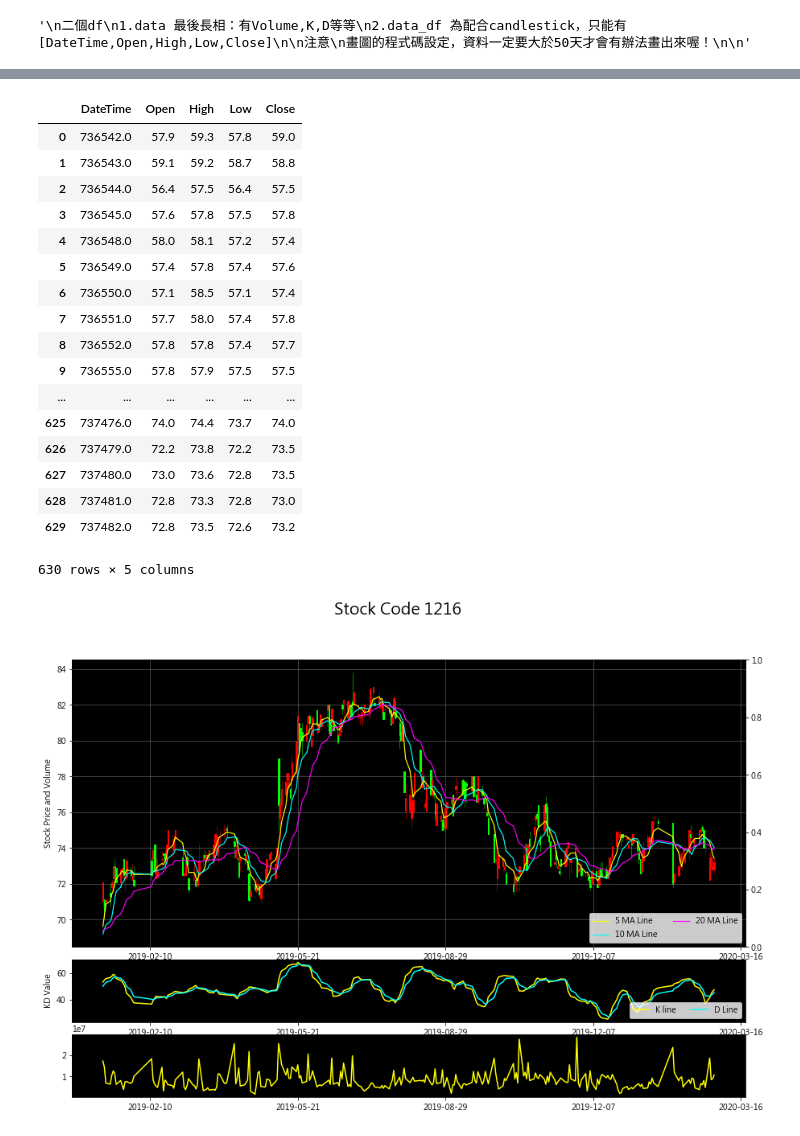
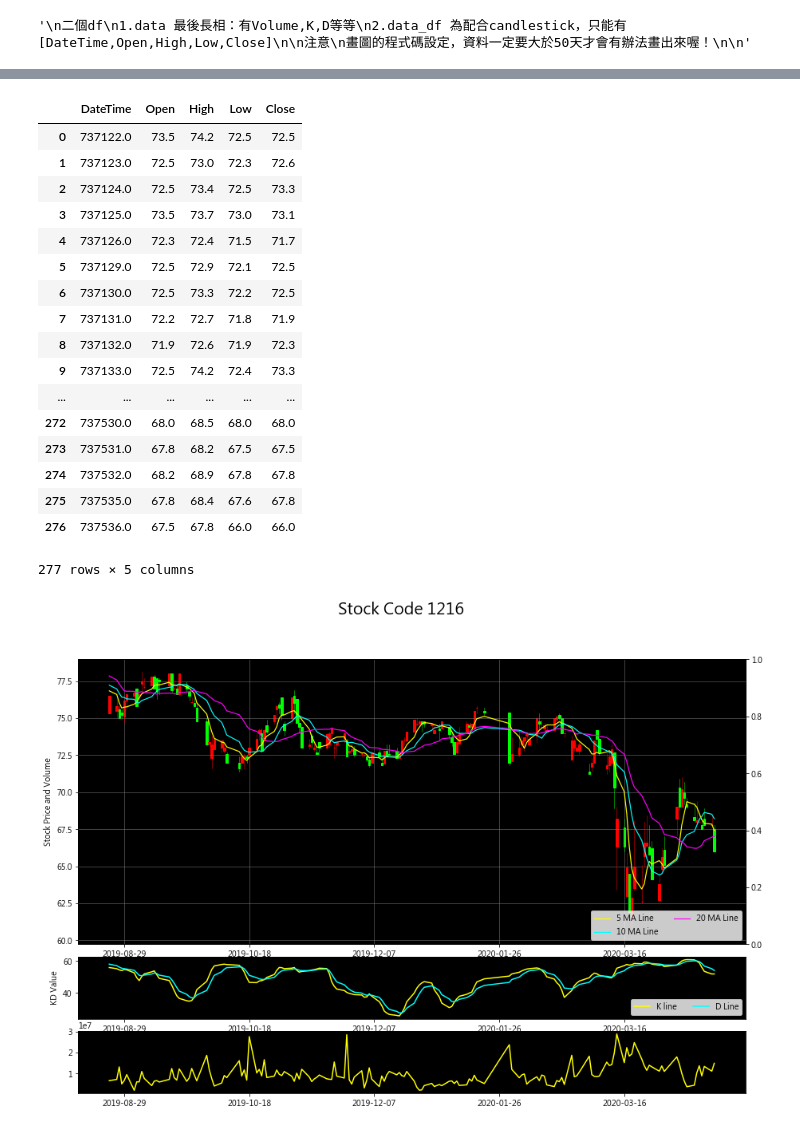
Before and after one commit to Skya-neko/TWSECrawler, a Jupyter notebook: TWSE crawler (Self-definition)-03-last edit.ipynb, the cells around one changed output, grey strips where cells are left out. Cells and saved outputs as stored; diff of their text form; code cells hidden in the pictures.

```diff
--- a/TWSE crawler (Self-definition)-03-last edit.ipynb
+++ b/TWSE crawler (Self-definition)-03-last edit.ipynb
@@ -86,10 +86,12 @@ def crawler( StockCode, yy, mm): #phase2
     table_df['Volume'].astype(int) #這個還是"str"object阿(用data['Volume'][0].dtype測的)，為什麼ax1v.fill_between就給過QQ
     return table_df
 # %%
-def BigCrawler( StockCode, yy, mm, YY, MM): #phase3，小寫前時間，大寫後時間
+def BigCrawler( StockCode, yy, mm, dd, YY, MM, DD): #phase3，小寫前時間，大寫後時間
 
     Y_list = []
     YM_list = []
+
+    yy = yy-1 #抓往前一年的資訊(也就是為了KD平滑，多抓了一年的資料)
 
     if type(yy) != int or type(YY) != int:
         print('請輸入數字！')
@@ -124,7 +126,7 @@ def BigCrawler( StockCode, yy, mm, YY, MM): #phase3，小寫前時間，大寫
     return df
 # %%
 StockCode=1216
-data = BigCrawler(StockCode, 2017, 8, 2020, 2)
+data = BigCrawler(StockCode, 2020, 3, 1, 2020, 4, 21)
 data_df = data[['Open','High','Low','Close']]
 #data.to_csv('data.csv')
 # %% [output]
@@ -313,30 +318,30 @@ data_df = PrepareData(data_df)
 data_df
 # %% [output]
 |  | DateTime | Open | High | Low | Close |
-| 0 | 736542.0 | 57.9 | 59.3 | 57.8 | 59.0 |
-| 1 | 736543.0 | 59.1 | 59.2 | 58.7 | 58.8 |
-| 2 | 736544.0 | 56.4 | 57.5 | 56.4 | 57.5 |
-| 3 | 736545.0 | 57.6 | 57.8 | 57.5 | 57.8 |
-| 4 | 736548.0 | 58.0 | 58.1 | 57.2 | 57.4 |
-| 5 | 736549.0 | 57.4 | 57.8 | 57.4 | 57.6 |
-| 6 | 736550.0 | 57.1 | 58.5 | 57.1 | 57.4 |
-| 7 | 736551.0 | 57.7 | 58.0 | 57.4 | 57.8 |
-| 8 | 736552.0 | 57.8 | 57.8 | 57.4 | 57.7 |
-| 9 | 736555.0 | 57.8 | 57.9 | 57.5 | 57.5 |
+| 0 | 737122.0 | 73.5 | 74.2 | 72.5 | 72.5 |
+| 1 | 737123.0 | 72.5 | 73.0 | 72.3 | 72.6 |
+| 2 | 737124.0 | 72.5 | 73.4 | 72.5 | 73.3 |
+| 3 | 737125.0 | 73.5 | 73.7 | 73.0 | 73.1 |
+| 4 | 737126.0 | 72.3 | 72.4 | 71.5 | 71.7 |
+| 5 | 737129.0 | 72.5 | 72.9 | 72.1 | 72.5 |
+| 6 | 737130.0 | 72.5 | 73.3 | 72.2 | 72.5 |
+| 7 | 737131.0 | 72.2 | 72.7 | 71.8 | 71.9 |
+| 8 | 737132.0 | 71.9 | 72.6 | 71.9 | 72.3 |
+| 9 | 737133.0 | 72.5 | 74.2 | 72.4 | 73.3 |
 | ... | ... | ... | ... | ... | ... |
-| 625 | 737476.0 | 74.0 | 74.4 | 73.7 | 74.0 |
-| 626 | 737479.0 | 72.2 | 73.8 | 72.2 | 73.5 |
-| 627 | 737480.0 | 73.0 | 73.6 | 72.8 | 73.5 |
-| 628 | 737481.0 | 72.8 | 73.3 | 72.8 | 73.0 |
-| 629 | 737482.0 | 72.8 | 73.5 | 72.6 | 73.2 |
+| 272 | 737530.0 | 68.0 | 68.5 | 68.0 | 68.0 |
+| 273 | 737531.0 | 67.8 | 68.2 | 67.5 | 67.5 |
+| 274 | 737532.0 | 68.2 | 68.9 | 67.8 | 67.8 |
+| 275 | 737535.0 | 67.8 | 68.4 | 67.6 | 67.8 |
+| 276 | 737536.0 | 67.5 | 67.8 | 66.0 | 66.0 |
-630 rows × 5 columns
+277 rows × 5 columns
 # %%
 Ma_5 = moving_average(data_df,5)
 Ma_10 = moving_average(data_df,10)
 Ma_20 = moving_average(data_df,20)
 Ma_60 = moving_average(data_df,60)
 Ma_120 = moving_average(data_df,120)
-Ma_Len = len(data_df['DateTime'])-(360-1) #配合Ma_120，也因為此行的關係資料一定要大於120畫圖才會正確
+Ma_Len = len(data_df['DateTime'])-(120-1) #配合Ma_120，也因為此行的關係資料一定要大於120畫圖才會正確
 fig = plt.figure(facecolor='white',figsize=(15,10))
 ax1 = plt.subplot2grid((6,4), (0,0),rowspan=4, colspan=4, facecolor='k')
 candlestick_ohlc(ax1, data_df.values[-Ma_Len:],width=0.8,colorup='red',colordown='lime')
@@ -351,31 +356,31 @@ ax1.grid(True, color='grey',linewidth=0.5) #把圖切成格子狀
 ax1.xaxis.set_major_formatter(mdates.DateFormatter('%Y-%m-%d')) #顯示出x軸的日期
 ax1.yaxis.label.set_color("black") #設置y軸標籤顏色
 plt.ylabel('Stock Price and Volume') #設置y軸標籤名字
 plt.suptitle('Stock Code %d'%StockCode,color='black',fontsize=20) #suptitle=Main figure title (但跟title有差嗎ˊˇˋ???? 小圖是用set_title阿ˊˇˋ???
 
 #畫交易量
 ax1v = ax1.twinx() #ax1共用x軸
 
 #ax1v.fill_between(data_df['DateTime'].values[-Ma_Len:],0, data['Volume'].values[-Ma_Len:], facecolor='navy', alpha=.4)
 #ax1v.fill_between畫交易量的圖形
 
 
 #以下不知道在幹嘛，只是複製
 #ax1v.axes.yaxis.set_ticklabels([])
 #ax1v.grid(False)
 #ax1v.set_ylim(0, 3*data.Volume.values.max())
 
 #加入KD線在下方
 ax2 = plt.subplot2grid((6,4), (4,0), sharex=ax1, rowspan=1, colspan=4, facecolor='black')
 ax2.plot(data_df['DateTime'].values[-Ma_Len:],data['K'][-Ma_Len:],label='K line',color='yellow')
 ax2.plot(data_df['DateTime'].values[-Ma_Len:],data['D'][-Ma_Len:],label='D Line',color='cyan')
 ax2.legend(loc='lower right', ncol=2)
 plt.ylabel('KD Value', color='black')
 
 ax3 = plt.subplot2grid((6,4), (5,0), sharex=ax1, rowspan=1, colspan=4, facecolor='black')
 listo = []
 
 ax3.plot(data_df['DateTime'].values[-Ma_Len:],data['Volume'][-Ma_Len:],label='V line',color='yellow')
 plt.show()
 # %% [output]
-[figure, old version]
+[figure, new version]
```
Also changed, not shown: parts of 14 cells of this notebook.
